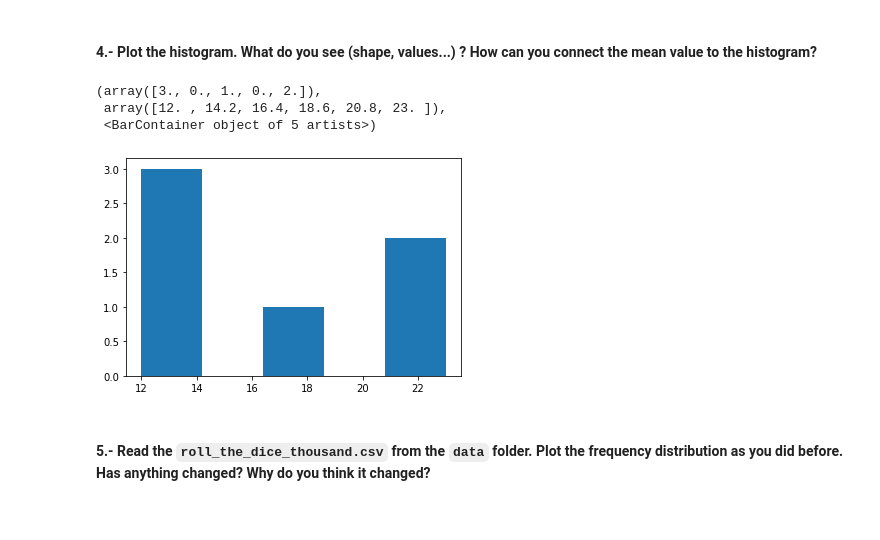
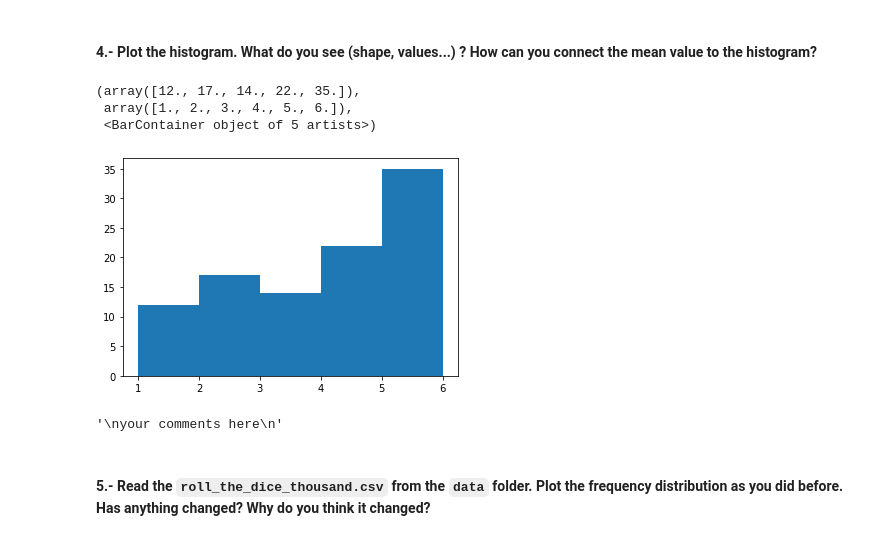
Before and after one commit to anadeondarza/dataptmad0522_labs, a Jupyter notebook: module-2/understanding-descriptive-stats/your-code/main.ipynb, the cells around one changed output. Cells and saved outputs as stored; diff of their text form; code cells hidden in the pictures.

```diff
--- a/module-2/understanding-descriptive-stats/your-code/main.ipynb
+++ b/module-2/understanding-descriptive-stats/your-code/main.ipynb
@@ -180,10 +223,10 @@ df_rool_f1
 # %% [markdown]
 #### 4.- Plot the histogram. What do you see (shape, values...) ? How can you connect the mean value to the histogram?
 # %%
-#df_h = df_rool_f1['freq_count']
-#plt.hist(df_h, bins =5)
+df_h = df_roll['value']
+plt.hist(df_h, bins = 5)
 # %% [output]
-(array([3., 0., 1., 0., 2.]),
- array([12. , 14.2, 16.4, 18.6, 20.8, 23. ]),
+(array([12., 17., 14., 22., 35.]),
+ array([1., 2., 3., 4., 5., 6.]),
  <BarContainer object of 5 artists>)
-[figure, old version]
+[figure, new version]
@@ -194,3 +233,9 @@ your comments here
+# %%
+"""
+Visualmente al ver el histograma podemos intuir que la media se encuentra pasada el número 3.
+"""
+# %% [output]
+'\nyour comments here\n'
 # %% [markdown]
 #### 5.- Read the `roll_the_dice_thousand.csv` from the `data` folder. Plot the frequency distribution as you did before. Has anything changed? Why do you think it changed?
 # %%
```
Also changed, not shown: parts of 39 cells of this notebook.
